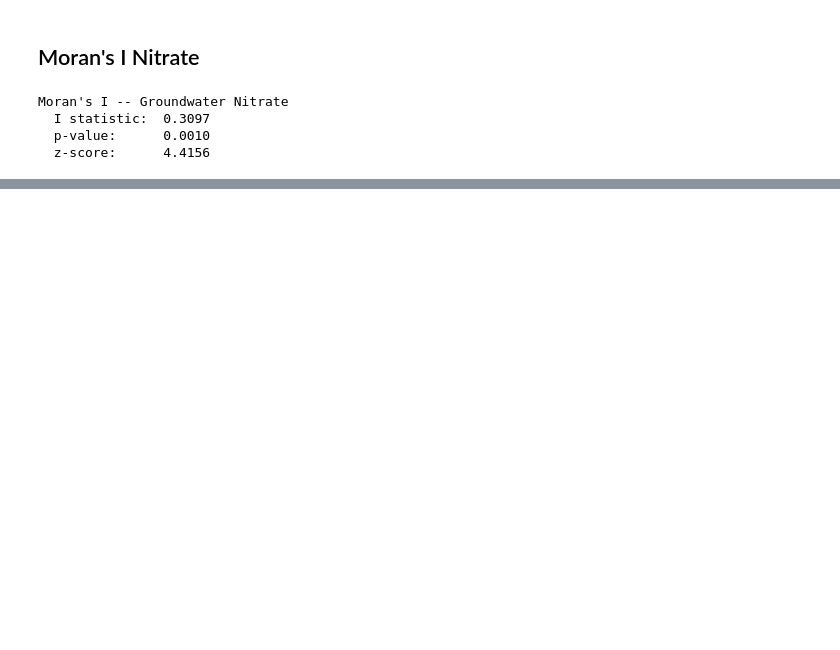
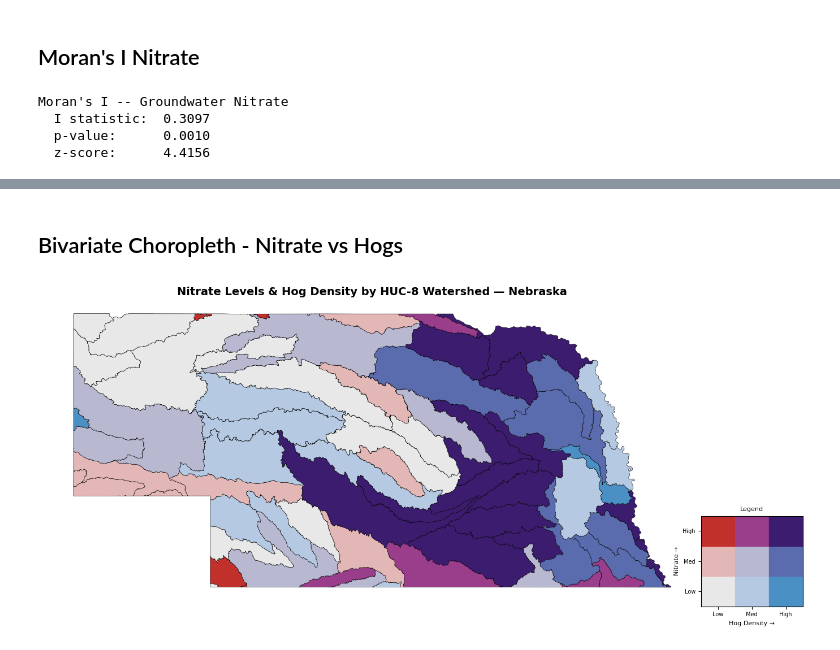
Before and after one commit to kpkrumm/nebraska-nitrate-analysis, a Jupyter notebook: nebraska-nitrate-analysis.ipynb, the cells around one changed output, grey strips where cells are left out. Saved outputs shown, nothing was run; the diff lists cells and outputs as text; code cells hidden in the pictures; blank space fills up the shorter version.

```diff
--- a/nebraska-nitrate-analysis.ipynb
+++ b/nebraska-nitrate-analysis.ipynb
@@ -415,0 +845,65 @@ Moran's I -- Groundwater Nitrate
+# %% [markdown]
+## Bivariate Choropleth - Nitrate vs Hogs
+# %%
+import matplotlib.patches as mpatches
+import matplotlib.colors as mcolors
+
+# Classify nitrate and hog density into 3 quantile bins each
+huc8_bv = huc8_ne.to_crs('EPSG:4326').copy()
+huc8_bv = huc8_bv.dropna(subset=['mean_nitrate', 'hog_density'])
+
+huc8_bv['nitrate_class'] = pd.qcut(huc8_bv['mean_nitrate'], q=3, labels=[0, 1, 2])
+huc8_bv['hog_class'] = pd.qcut(huc8_bv['hog_density'], q=3, labels=[0, 1, 2])
+huc8_bv['nitrate_class'] = huc8_bv['nitrate_class'].astype(int)
+huc8_bv['hog_class'] = huc8_bv['hog_class'].astype(int)
+
+# Bivariate color matrix -- 3x3
+# Rows = nitrate (low to high), Cols = hog density (low to high)
+bv_colors = {
+    (0, 0): '#e8e8e8',  # low nitrate, low hogs -- light grey
+    (0, 1): '#b5c9e2',  # low nitrate, medium hogs -- light blue
+    (0, 2): '#4a90c4',  # low nitrate, high hogs -- blue
+    (1, 0): '#e4b7b7',  # medium nitrate, low hogs -- light red
+    (1, 1): '#b8b8d1',  # medium nitrate, medium hogs -- purple-grey
+    (1, 2): '#5b6cae',  # medium nitrate, high hogs -- blue-purple
+    (2, 0): '#c2302c',  # high nitrate, low hogs -- red
+    (2, 1): '#9a3e8c',  # high nitrate, medium hogs -- red-purple
+    (2, 2): '#3b1c6e',  # high nitrate, high hogs -- dark purple
+}
+
+huc8_bv['bv_color'] = huc8_bv.apply(
+    lambda row: bv_colors[(row['nitrate_class'], row['hog_class'])], axis=1
+)
+
+fig, ax = plt.subplots(figsize=(15, 8))
+
+huc8_bv.plot(
+    ax=ax,
+    color=huc8_bv['bv_color'],
+    edgecolor='black',
+    linewidth=0.4
+)
+
+ax.set_title('Nitrate Levels & Hog Density by HUC-8 Watershed — Nebraska', fontsize=14, fontweight='bold')
+ax.set_axis_off()
+
+# Legend -- 3x3 grid
+legend_ax = fig.add_axes([0.9, 0.15, 0.12, 0.20])
+legend_ax.set_xlim(0, 3)
+legend_ax.set_ylim(0, 3)
+
+for (n, h), color in bv_colors.items():
+    legend_ax.add_patch(plt.Rectangle((h, n), 1, 1, color=color))
+
+legend_ax.set_xticks([0.5, 1.5, 2.5])
+legend_ax.set_xticklabels(['Low', 'Med', 'High'], fontsize=7)
+legend_ax.set_yticks([0.5, 1.5, 2.5])
+legend_ax.set_yticklabels(['Low', 'Med', 'High'], fontsize=7)
+legend_ax.set_xlabel('Hog Density →', fontsize=8)
+legend_ax.set_ylabel('Nitrate →', fontsize=8)
+legend_ax.set_title('Legend', fontsize=8)
+
+plt.savefig('nebraska_bivariate_choropleth.png', dpi=300, bbox_inches='tight')
+plt.show()
+# %% [output]
+[figure, added]
```
Also changed, not shown: parts of 27 cells of this notebook, 1 other file.
